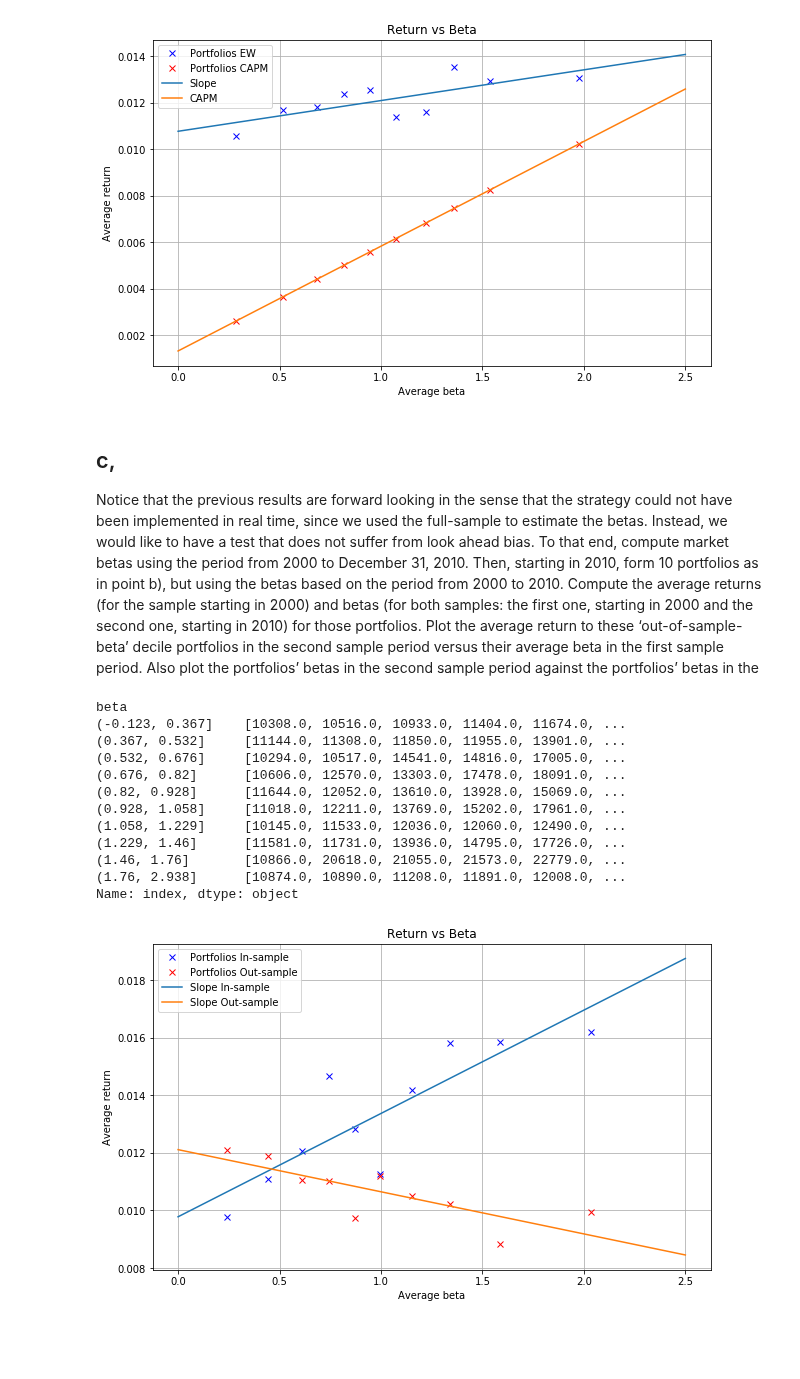
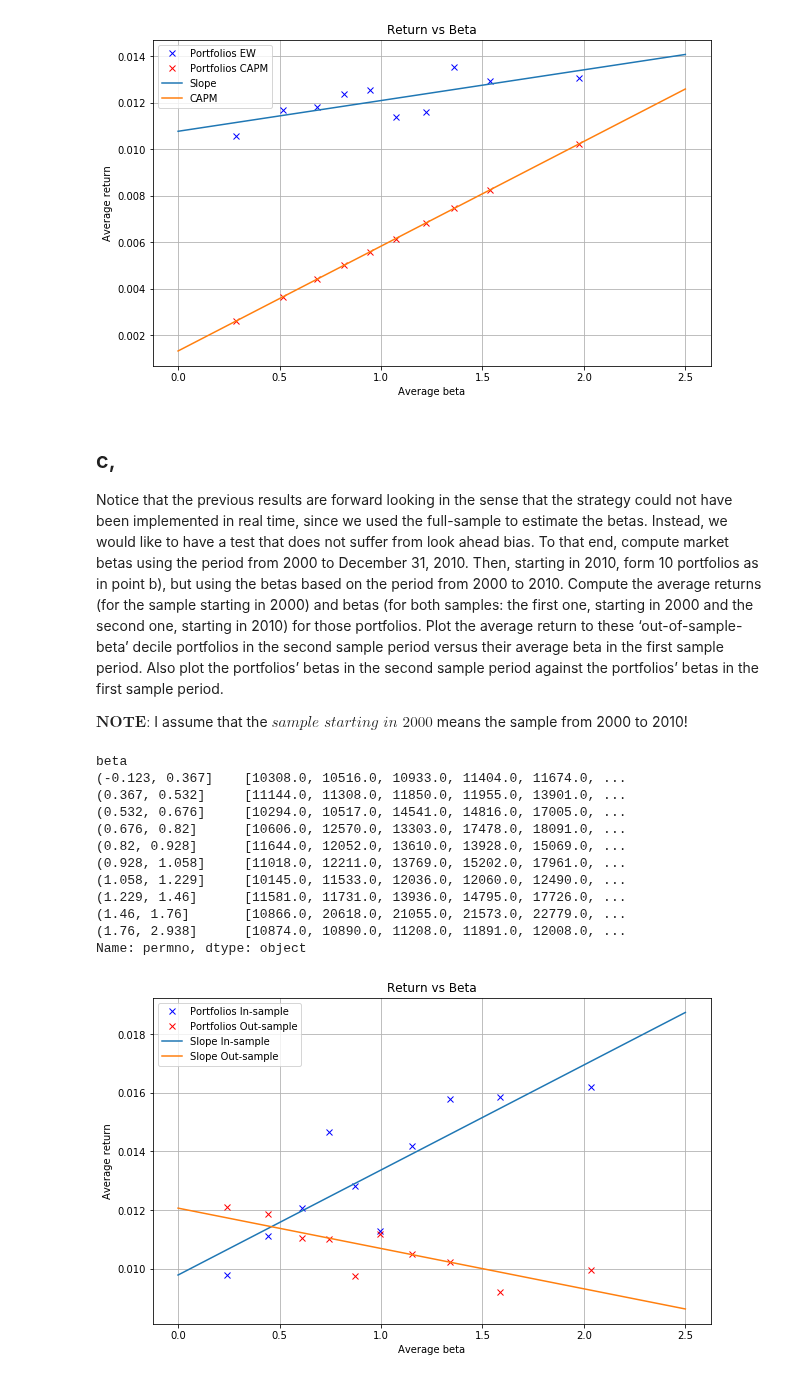
Before and after one commit to baohien97/EPFL-Investments, a Jupyter notebook: As6/InvestmentsAs6.ipynb, the cells around one changed output. Cells and saved outputs as stored; diff of their text form; code cells hidden in the pictures; blank space fills up the shorter version.

```diff
--- a/As6/InvestmentsAs6.ipynb
+++ b/As6/InvestmentsAs6.ipynb
@@ -240,7 +231,7 @@ We add to the stocks dataframe our beta, creating a new column:
 # %%
 stocks_del = stocks_del.merge(data, left_index=True, right_index=True)
 stocks_del['permno'] = stocks_del.index
-stocks_with_beta = stocks_del.set_index(['permno','date']) # re-index
+stocks_with_beta = stocks_del.drop(stocks_del.loc[stocks_del.beta.isnull()].index).set_index(['permno','date']) # re-index
 stocks_with_beta.head()
 # %% [output]
 |  |  | ret | shrout | prc | beta |
@@ -363,5 +354,7 @@ returns (for the sample starting in 2000) and betas (for both samples: the first
 one, starting in 2000 and the second one, starting in 2010) for those portfolios.
 Plot the average return to these ‘out-of-sample-beta’ decile portfolios in the second
 sample period versus their average beta in the first sample period. Also plot the
-portfolios’ betas in the second sample period against the portfolios’ betas in the
+portfolios’ betas in the second sample period against the portfolios’ betas in the first sample period.
+
+$\textbf{NOTE:}$ I assume that the $\textit{sample starting in 2000}$ means the sample from 2000 to 2010!
 # %%
@@ -379,10 +386,11 @@ stocks_first_10y = stocks_first_10y.drop(stocks_first_10y.loc[stocks_first_10y.b
 # %%
-stocks_next_9y = stocks_del[(stocks_del.date >= "2011-01")]
-deciles_next_9y = pd.DataFrame(pd.qcut(stocks_first_10y.beta.unique(),10),index=stocks_first_10y.index.unique(),
+# the naming of the following variable can be misleading, but it contains the deciles formed by
+# the first-10-years' betas
+deciles_next_9y = pd.DataFrame(pd.qcut(stocks_first_10y.beta.unique(),10),index=stocks_first_10y.index.levels[0],
                                columns=["beta"])
 
 # now we get the ten portfolios based on the deciles
-portfolios_next_9y = deciles_next_9y.reset_index().groupby(["beta"])["index"].apply(list)
+portfolios_next_9y = deciles_next_9y.reset_index().groupby(["beta"])["permno"].apply(list)
 portfolios_next_9y
 # %% [output]
 beta
@@ -396,49 +404,47 @@ beta
 (1.229, 1.46]      [11581.0, 11731.0, 13936.0, 14795.0, 17726.0, ...
 (1.46, 1.76]       [10866.0, 20618.0, 21055.0, 21573.0, 22779.0, ...
 (1.76, 2.938]      [10874.0, 10890.0, 11208.0, 11891.0, 12008.0, ...
-Name: index, dtype: object
+Name: permno, dtype: object
 # %%
-insamp_rets = [] # i.e rets the first 10 years
-outsamp_rets = [] # i.e rets the next 9 years - outsample rets
+insamp_rets = [] # i.e rets the first 10 years - insample rets
+outsamp_rets = [] # i.e rets the last 9 years - outsample rets
 
-avg_beta_10y = [] # i.e avg beta of the first 10 years
+avg_beta_insamp = [] # i.e avg beta of all ten portfolios from 2000 to 2010
+avg_beta_outsamp = [] # i.e avg beta of all ten portfolios from 2011 to 2019
 
 for beta_range in portfolios_next_9y.index:
-    stocks = portfolios_next_9y.loc[beta_range]
+    stocks = portfolios_next_9y.loc[beta_range] # get the deciles
+    avg_beta_insamp.append(stocks_first_10y.beta.loc[stocks].unique().mean()) # stocks_with_beta is the whole sample
+    avg_beta_outsamp.append(stocks_next_9y.beta.loc[stocks].unique().mean())
 
     # insample calculation first
     insamp = stocks_first_10y.loc[stocks]
     group_date_insamp = insamp.groupby('date').mean()
     insamp_rets.append(group_date_insamp.ret.mean()) # equal weighted => mean
 
-    # avg beta of the first 10 years
-    avg_beta_10y.append(stocks_first_10y.beta.loc[stocks].unique().mean())
-
     # outsample calculation
     outsamp = stocks_next_9y.loc[stocks]
     group_date_outsamp = outsamp.groupby('date').mean()
     outsamp_rets.append(group_date_outsamp.ret.mean()) # equal weighted => mean
 # %%
 # Plot the average return to these ‘out-of-sample-beta’ decile portfolios in the second
-# sample period versus their average beta in the first sample period. Also plot the
-# portfolios’ betas in the second sample period against the portfolios’ betas in the
-# first sample period.
-# now compare the slope above with CAPM
-slope_10y, intercept_10y, _, _, _ =  stats.linregress(avg_beta_10y, insamp_rets)
-slope_9y, intercept_9y, _, _, _ =  stats.linregress(avg_beta_10y, outsamp_rets)
+# sample period versus their average beta in the first sample period.
+
+slope_in, intercept_in, _, _, _ =  stats.linregress(avg_beta_insamp, insamp_rets)
+slope_out, intercept_out, _, _, _ =  stats.linregress(avg_beta_insamp, outsamp_rets)
 
 
 plt.figure(figsize=(10,6))
-plt.plot(avg_beta_10y, insamp_rets, 'bx', label='Portfolios In-sample')
-plt.plot(avg_beta_10y, outsamp_rets, 'rx', label='Portfolios Out-sample')
+plt.plot(avg_beta_insamp, insamp_rets, 'bx', label='Portfolios In-sample')
+plt.plot(avg_beta_insamp, outsamp_rets, 'rx', label='Portfolios Out-sample')
 
-plt.plot(np.linspace(0,2.5,100), np.linspace(0,2.5,100)*slope_10y + intercept_10y,label = 'Slope In-sample')
-plt.plot(np.linspace(0,2.5,100), np.linspace(0,2.5,100)*slope_9y + intercept_9y, label='Slope Out-sample')
+plt.plot(np.linspace(0,2.5,100), np.linspace(0,2.5,100)*slope_in + intercept_in,label = 'Slope In-sample')
+plt.plot(np.linspace(0,2.5,100), np.linspace(0,2.5,100)*slope_out + intercept_out, label='Slope Out-sample')
 plt.title('Return vs Beta')
 plt.xlabel('Average beta')
 plt.ylabel('Average return')
 plt.grid()
 plt.legend(loc='best')
 plt.show()
 # %% [output]
-[figure, old version]
+[figure, new version]
```
Also changed, not shown: parts of 3 cells of this notebook.
